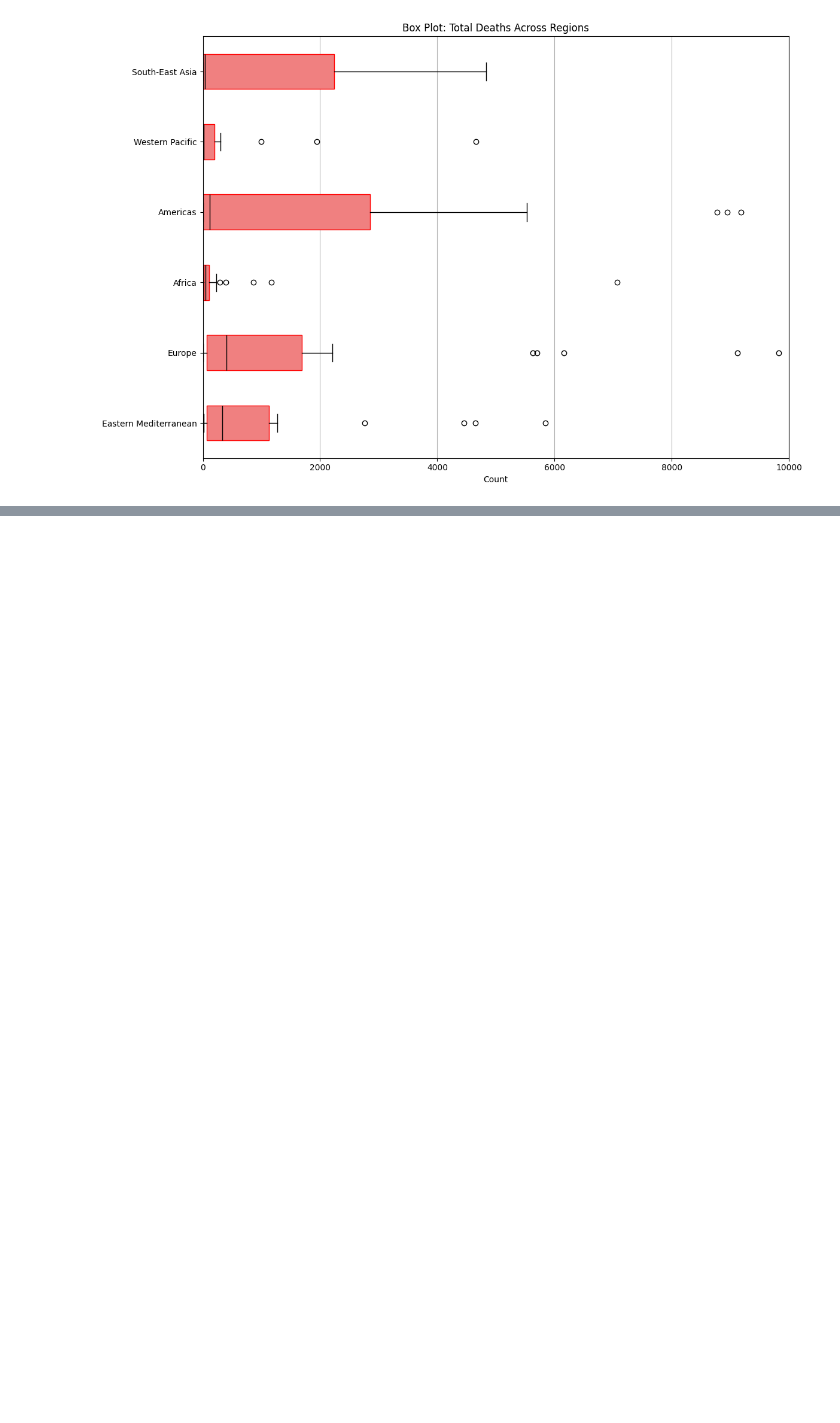
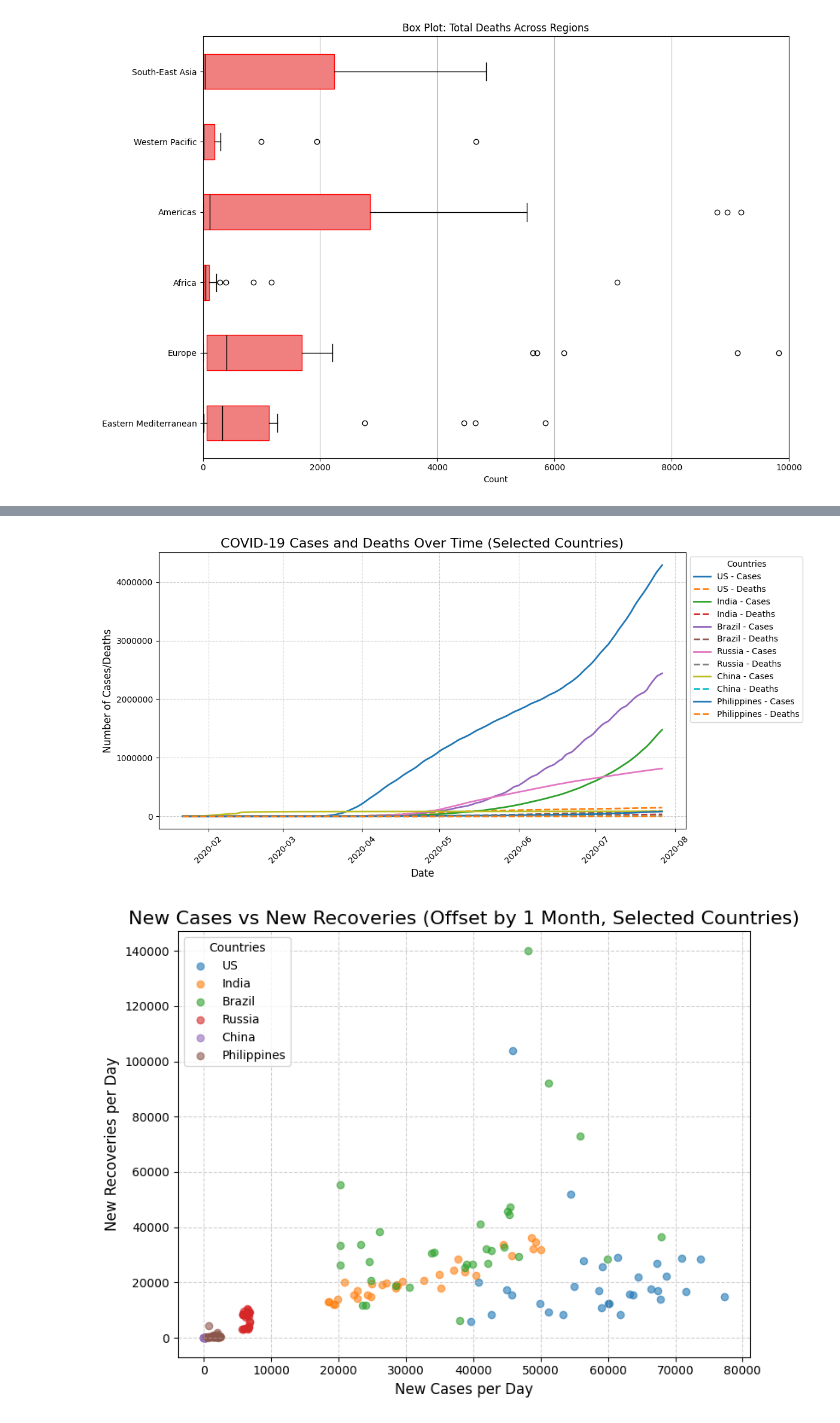
Before and after one commit to peterdev123/data_report, a Jupyter notebook: test.ipynb, the cells around one changed output, grey strips where cells are left out. Drawn from its saved outputs; the diff is of its cells as text; code cells hidden in the pictures; blank space fills up the shorter version.

```diff
--- a/test.ipynb
+++ b/test.ipynb
@@ -438,0 +417,51 @@ plt.show()
+# %%
+full_grouped = pd.read_csv("archive/full_grouped.csv")
+
+full_grouped['Date'] = pd.to_datetime(full_grouped['Date'])
+
+# List of representative countries
+representative_countries = ['US', 'India', 'Brazil', 'Russia', 'China', 'Philippines']
+
+plt.figure(figsize=(12, 6))
+
+for country in representative_countries:
+    country_data = full_grouped[full_grouped['Country/Region'] == country]
+
+    plt.plot(country_data['Date'], country_data['Confirmed'], label=f'{country} - Cases', linewidth=2)
+    plt.plot(country_data['Date'], country_data['Deaths'], label=f'{country} - Deaths', linestyle='--', linewidth=2)
+
+plt.xlabel('Date', fontsize=12)
+plt.ylabel('Number of Cases/Deaths', fontsize=12)
+plt.title('COVID-19 Cases and Deaths Over Time (Selected Countries)', fontsize=16)
+
+plt.xticks(rotation=45)
+plt.ticklabel_format(style="plain", axis="y")
+plt.grid(True, linestyle='--', alpha=0.6)
+plt.legend(title="Countries", loc='upper left', bbox_to_anchor=(1, 1))
+plt.tight_layout()
+plt.show()
+
+most_recent_date = full_grouped['Date'].max()
+
+four_months_ago = most_recent_date - pd.DateOffset(months=1)
+
+filtered_data = full_grouped[full_grouped['Date'] >= four_months_ago]
+
+plt.figure(figsize=(8, 6))
+
+for country in representative_countries:
+    country_data = filtered_data[filtered_data['Country/Region'] == country]
+
+    plt.scatter(country_data['New cases'], country_data['New recovered'], label=country, alpha=0.6)
+
+plt.xlabel('New Cases per Day', fontsize=12)
+plt.ylabel('New Recoveries per Day', fontsize=12)
+plt.title('New Cases vs New Recoveries (Offset by 1 Month, Selected Countries)', fontsize=16)
+
+plt.grid(True, linestyle='--', alpha=0.6)
+plt.legend(title="Countries", loc='upper left')
+plt.tight_layout()
+plt.show()
+# %% [output]
+[figure, added]
+[figure, added]
```
Also changed, not shown: parts of 10 cells of this notebook.
